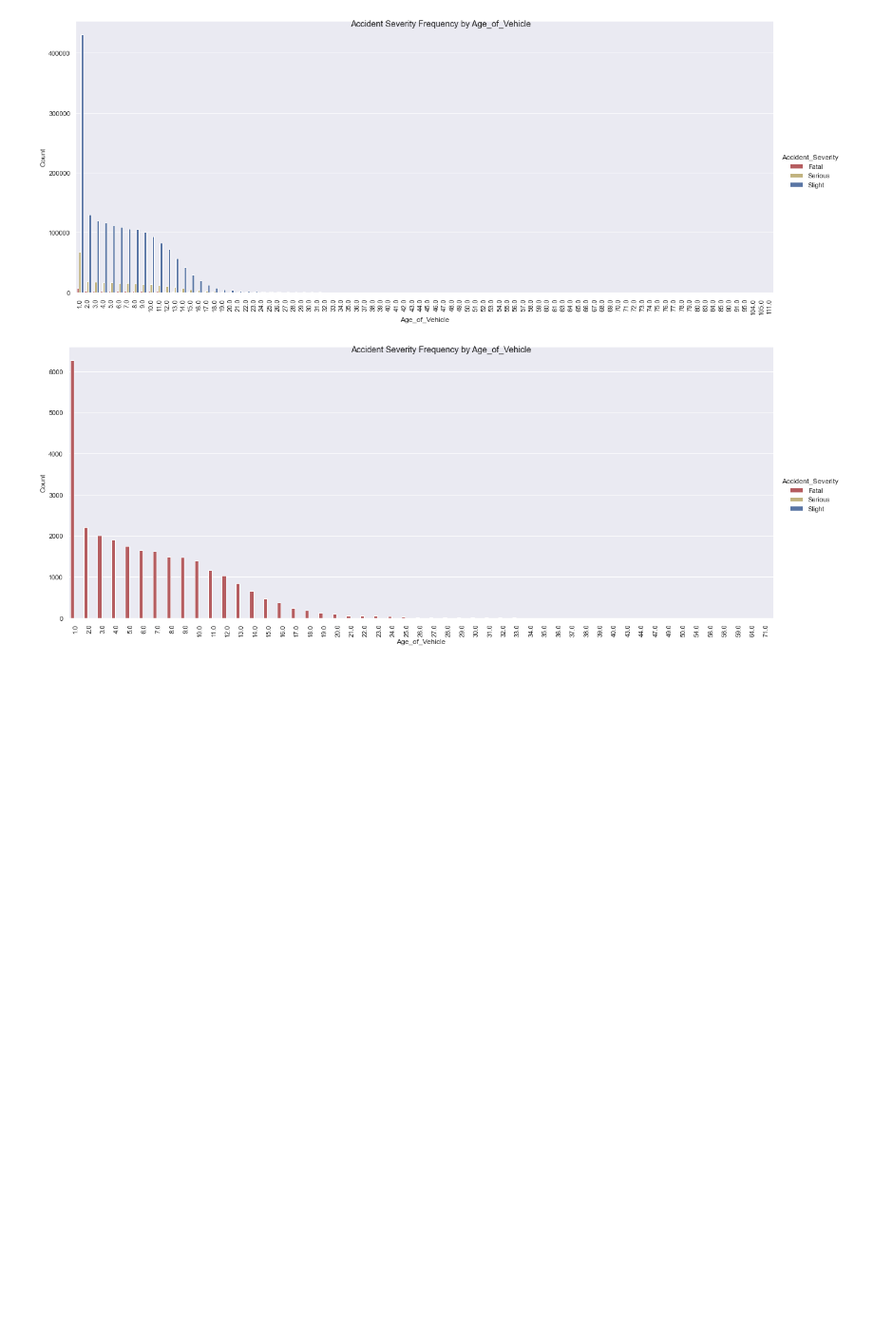
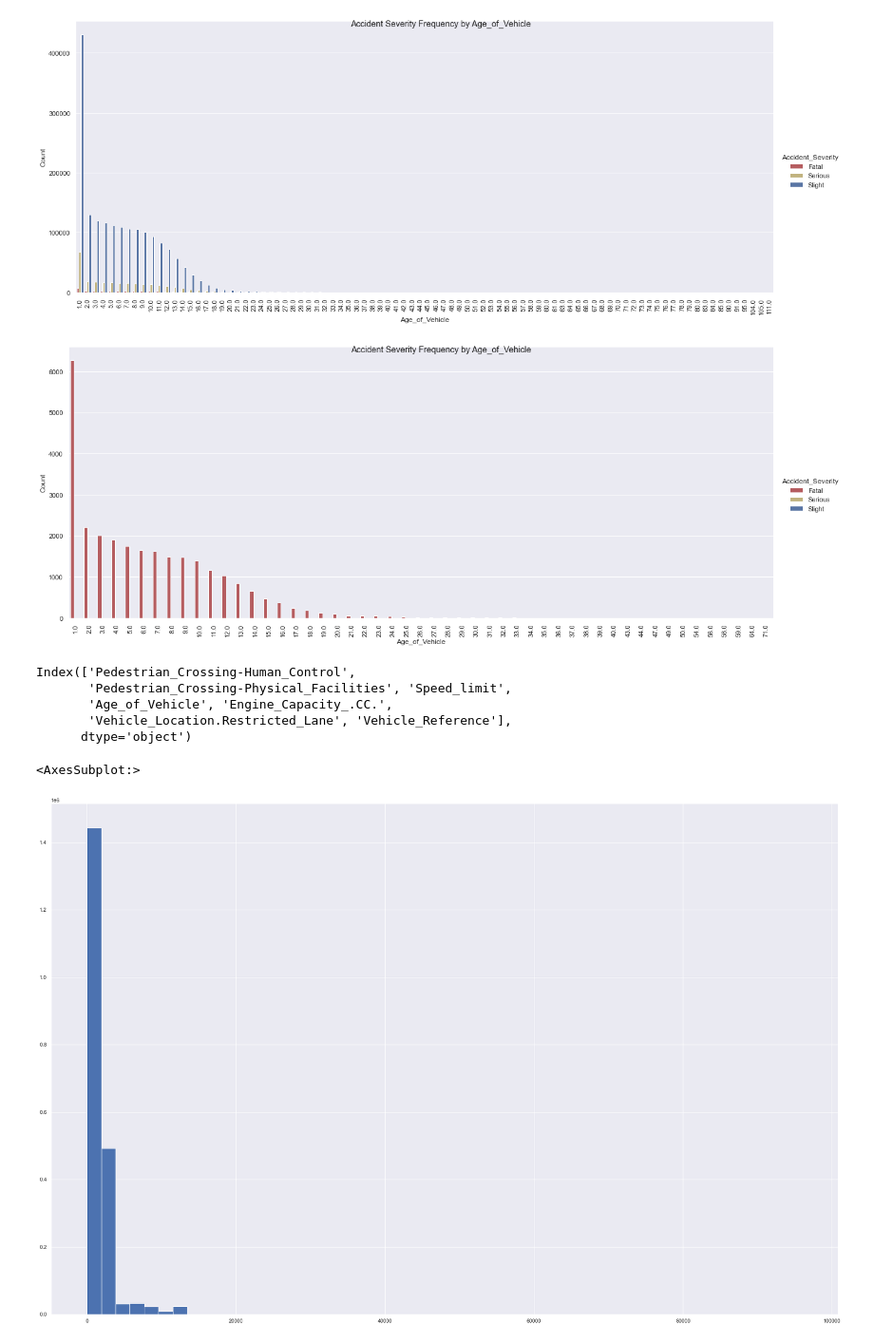
Before and after one commit to scharpham/Springboard, a Jupyter notebook: Capstone2/capstone2/notebooks/Capstone2-EDA.ipynb, the cells around one changed output. Shown at 95% size. Cells and saved outputs as stored; diff of their text form; code cells hidden in the pictures; blank space fills up the shorter version.

```diff
--- a/Capstone2/capstone2/notebooks/Capstone2-EDA.ipynb
+++ b/Capstone2/capstone2/notebooks/Capstone2-EDA.ipynb
@@ -445,3 +449,16 @@ lookcat(numlist[3],fat, rot=90)
 #sns.scatterplot(x='Accident_Severity', y=numlist[4],data=accidentstop500cc)
 #sns.catplot(x='Accident_Severity', y=numlist[4],data=accidentstop500cc, kind='swarm')
 #sns.catplot(x="day", y="total_bill", kind="swarm", data=tips)
+# %%
+numdf.columns
+# %% [output]
+Index(['Pedestrian_Crossing-Human_Control',
+       'Pedestrian_Crossing-Physical_Facilities', 'Speed_limit',
+       'Age_of_Vehicle', 'Engine_Capacity_.CC.',
+       'Vehicle_Location.Restricted_Lane', 'Vehicle_Reference'],
+      dtype='object')
+# %%
+numdf['Engine_Capacity_.CC.'].hist(bins=50, figsize =(30,20))
+# %% [output]
+<AxesSubplot:>
+[figure, added]
```
Also changed, not shown: parts of 21 cells of this notebook.
